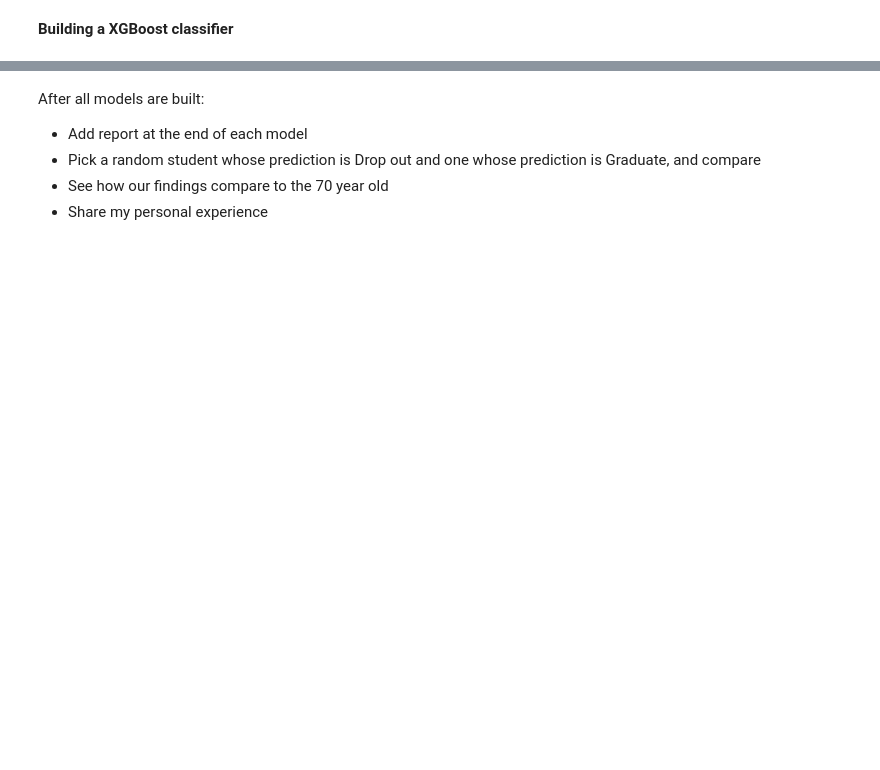
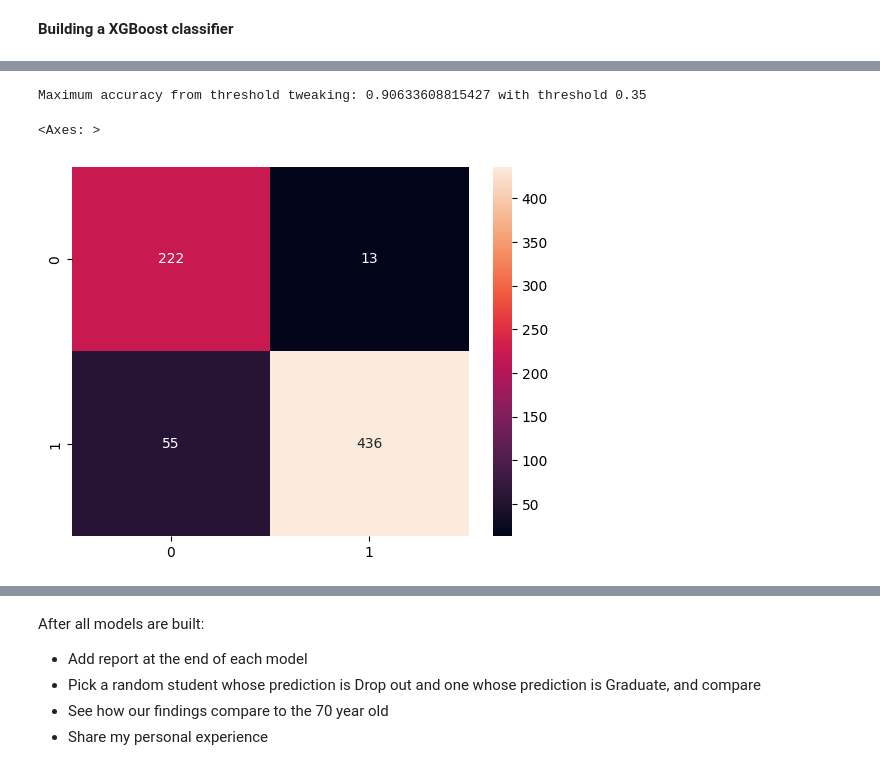
Before and after one commit to StevenLomon/OGTIP_Project3, a Jupyter notebook: project_3_student_retention.ipynb, the cells around one changed output, grey strips where cells are left out. Saved outputs shown, nothing was run; the diff lists cells and outputs as text; code cells hidden in the pictures; blank space fills up the shorter version.

```diff
--- a/project_3_student_retention.ipynb
+++ b/project_3_student_retention.ipynb
@@ -1034,0 +1098,7 @@ No chill at all hahahahaha
+# %%
+X = df_improved.drop(columns = ['Target'])
+y = df_improved['Target']
+X_train, X_test, y_train, y_test = train_test_split(X, y, test_size=0.2,
+                                                    random_state=42)
+xgb = XGBClassifier(random_state=42)
+xgb.fit(X_train, y_train)
@@ -1034,0 +1156,6 @@ No chill at all hahahahaha
+# %%
+xgb = XGBClassifier(eta=0.08483558536657397, max_depth=3,
+                    n_estimators=176,
+                    subsample= 0.8052733775077123)
+# %%
+xgb.fit(X_train, y_train)
@@ -1034,0 +1227,20 @@ No chill at all hahahahaha
+# %%
+max_acc = 0
+best_threshold = 0
+for i in np.arange(0,2,0.05):
+  y_pred_temp = xgb.predict_proba(X_test)
+  y_pred_temp = [1 if x[1] > float("{:.2f}".format(i)) else 0 for x in y_pred_temp]
+  acc = accuracy_score(y_pred_temp, y_test)
+  if acc > max_acc:
+    max_acc = acc
+    best_threshold = i
+print(f"Maximum accuracy from threshold tweaking: {max_acc} with threshold {float('{:.2f}'.format(best_threshold))}")
+# %% [output]
+Maximum accuracy from threshold tweaking: 0.90633608815427 with threshold 0.35
+# %%
+y_pred_best_threshold = xgb.predict_proba(X_test)
+y_pred_best_threshold = [1 if x[1] > best_threshold else 0 for x in y_pred_best_threshold]
+sns.heatmap(confusion_matrix(y_pred_best_threshold, y_test), annot = True, fmt = 'g')
+# %% [output]
+<Axes: >
+[figure, added]
```
Also changed, not shown: parts of 140 cells of this notebook.
